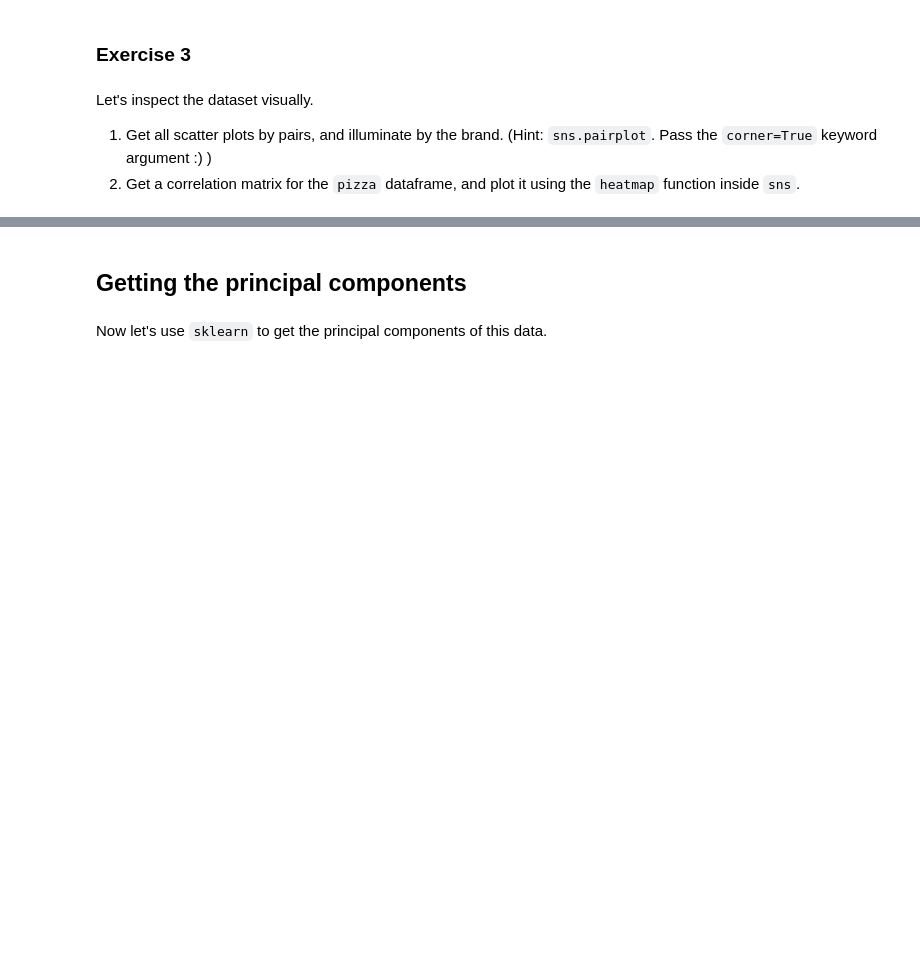
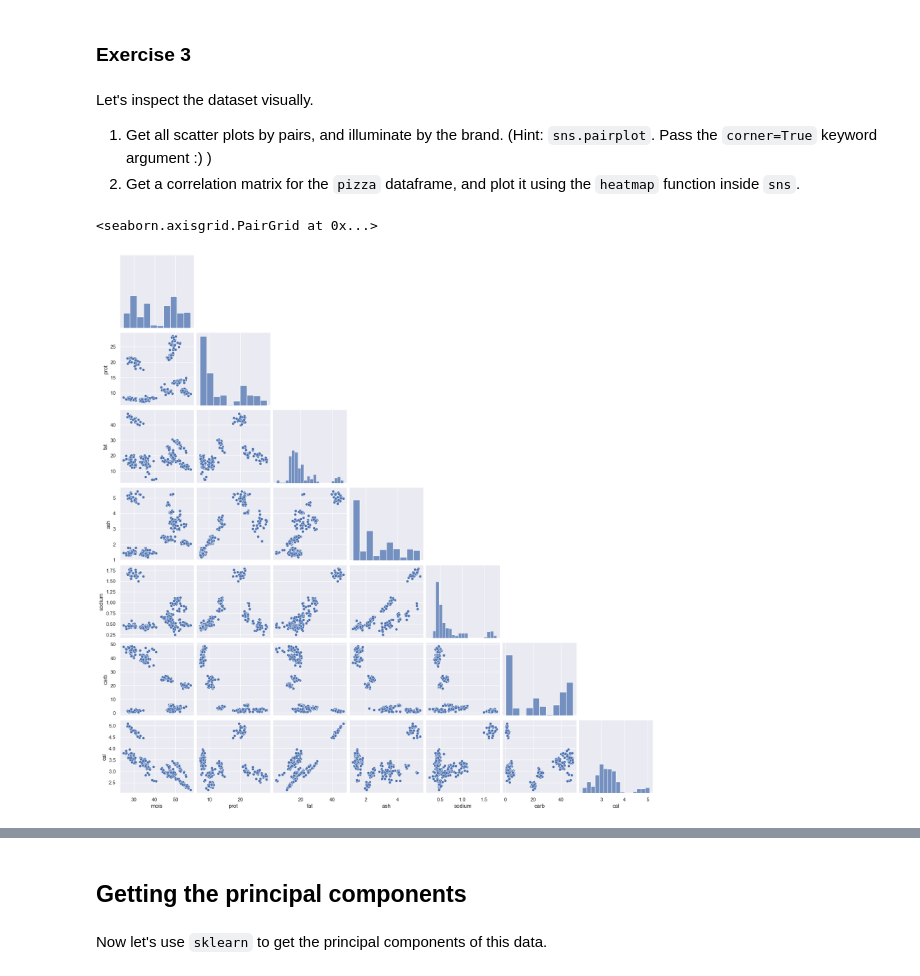
Before and after one commit to Tietgen-ITU/applied-artificial-intelligence, a Jupyter notebook: exercises/lecture-06/Pizza_dimensionality_reduction_clustering.ipynb, the cells around one changed output, grey strips where cells are left out. Cells and saved outputs as stored; diff of their text form; code cells hidden in the pictures; blank space fills up the shorter version.

```diff
--- a/exercises/lecture-06/Pizza_dimensionality_reduction_clustering.ipynb
+++ b/exercises/lecture-06/Pizza_dimensionality_reduction_clustering.ipynb
@@ -29,0 +28,7 @@ In the Google Drive of the course, you will find a file called `Pizza.csv`. Load
+# %%
+# Your code here:
+pizzas = pd.read_csv("./data/pizza.csv")
+pizzas = pizzas.drop("id", axis=1)
+print(f"Length of Pizzas: {len(pizzas)}")
+
+pizzas.head(10)
@@ -42,5 +71,9 @@ Let's inspect the dataset visually.
 2. Get a correlation matrix for the `pizza` dataframe, and plot it using the `heatmap` function inside `sns`.
 # %%
 # Your code for 3.1 here:
+sns.pairplot(pizzas, corner=True)
+# %% [output]
+<seaborn.axisgrid.PairGrid at 0x...>
+[figure, added]
 # %%
 # Your code for 3.2 here
```
Also changed, not shown: parts of 16 cells of this notebook.
